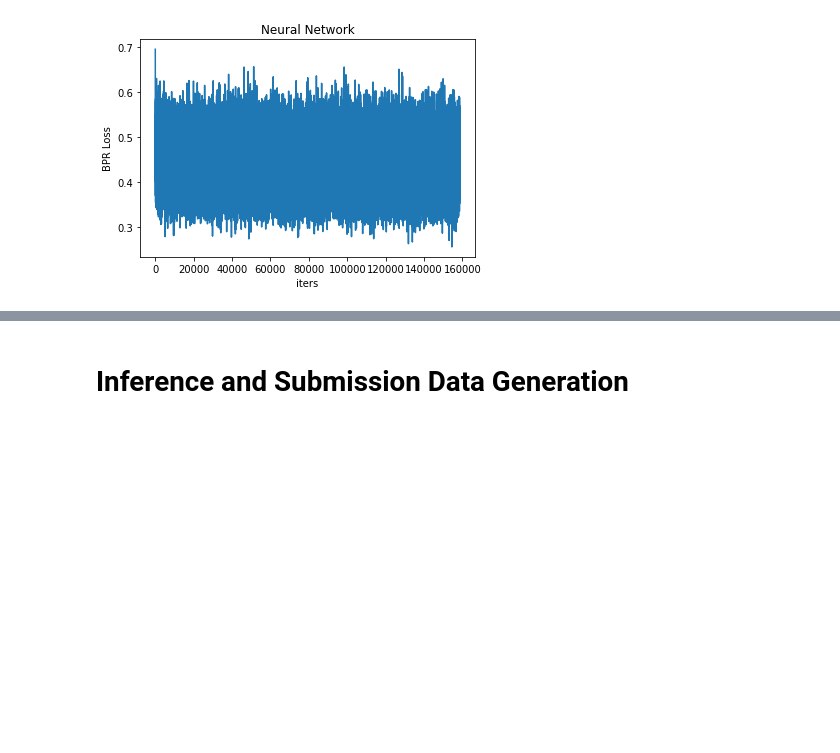
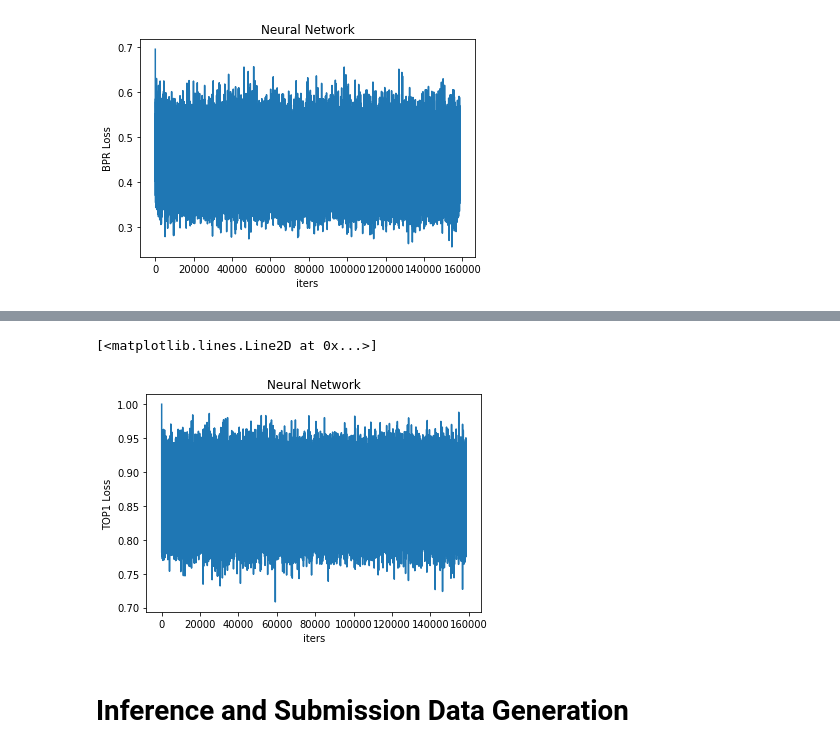
Before and after one commit to jaywonchung/RecSys2019, a Jupyter notebook: 1-C. Custom Neural Network/train_NN_custom_later.ipynb, the cells around one changed output, grey strips where cells are left out. Drawn from its saved outputs; the diff is of its cells as text; code cells hidden in the pictures; blank space fills up the shorter version.

Commit message:
Add TOP1 training code and weights

```diff
--- a/1-C. Custom Neural Network/train_NN_custom_later.ipynb
+++ b/1-C. Custom Neural Network/train_NN_custom_later.ipynb
@@ -488,3 +486,34 @@ plt.plot(BPR_loss_hist)
 # %% [output]
 [<matplotlib.lines.Line2D at 0x...>]
 [figure]
+# %%
+TOP1_model = CNN(session_dim=366, item_dim=158).to(device)
+
+TOP1_train_loader = torch.utils.data.DataLoader(RecSys2019('train'), batch_size=64, shuffle=True, collate_fn=pad_and_pack)
+
+TOP1_optimizer = optim.Adam(TOP1_model.parameters(), lr=0.1)
+# %%
+epochs = 15
+print_every = 5
+# %%
+TOP1_loss_hist = []
+TOP1_model.train()
+
+for epoch in range(epochs):
+        for batch_ind, (session_train, item_train, mask_train, y_train) in enumerate(TOP1_train_loader):
+            session_train, item_train, mask_train, y_train = session_train.cuda(), item_train.to(device), mask_train.to(device), y_train.to(device)
+
+            pred_train = TOP1_model(session_train, item_train)
+
+            loss = TOP1loss(pred_train, pred_train[torch.arange(pred_train.shape[0]), y_train.long()], mask_train)
+            TOP1_loss_hist.append(loss.data)
+
+            TOP1_optimizer.zero_grad()
+            loss.backward()
+            TOP1_optimizer.step()
+
+            if batch_ind % print_every == 0:
+                train_log = 'Epoch {:2d}/{:2d}\tLoss: {:.7f}\tProgress: [{}/{} ({:.0f}%)]      '.format(
+                    epoch+1, epochs, loss.cpu().item(), batch_ind+1, len(TOP1_train_loader), 100. * batch_ind / len(TOP1_train_loader))
+                print(train_log, end='\r')
+                sys.stdout.flush()
@@ -491,3 +524,11 @@ plt.plot(BPR_loss_hist)
+# %%
+plt.title('Neural Network')
+plt.xlabel('iters')
+plt.ylabel('TOP1 Loss')
+plt.plot(TOP1_loss_hist)
+# %% [output]
+[<matplotlib.lines.Line2D at 0x...>]
+[figure, added]
 # %% [markdown]
 # Inference and Submission Data Generation
 # %%
```
Also changed, not shown: parts of 5 cells of this notebook, 2 other files.
